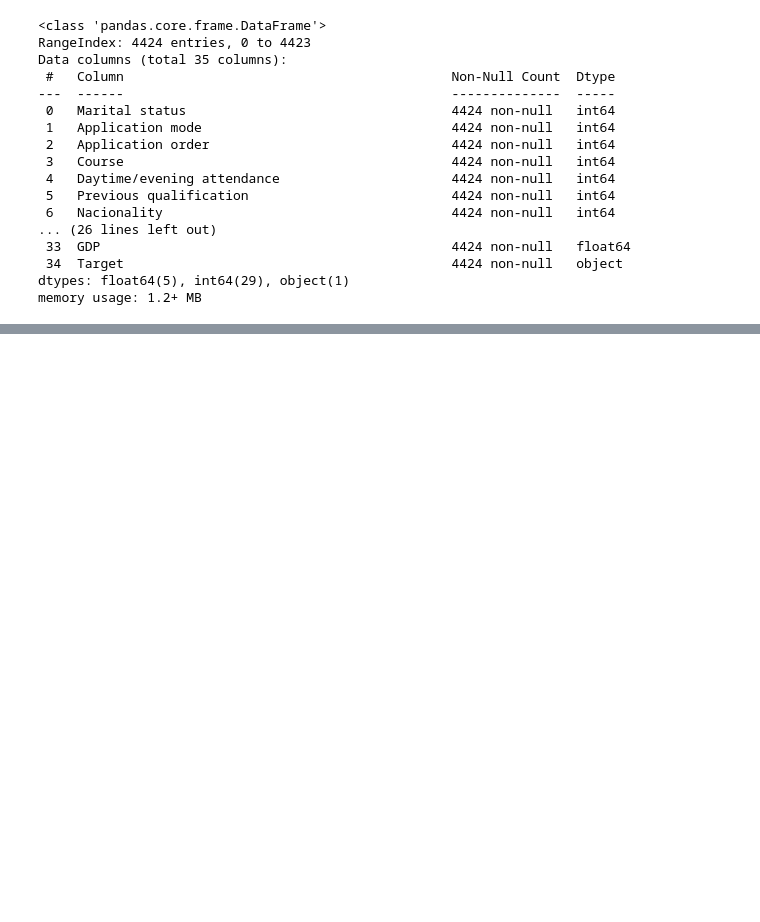
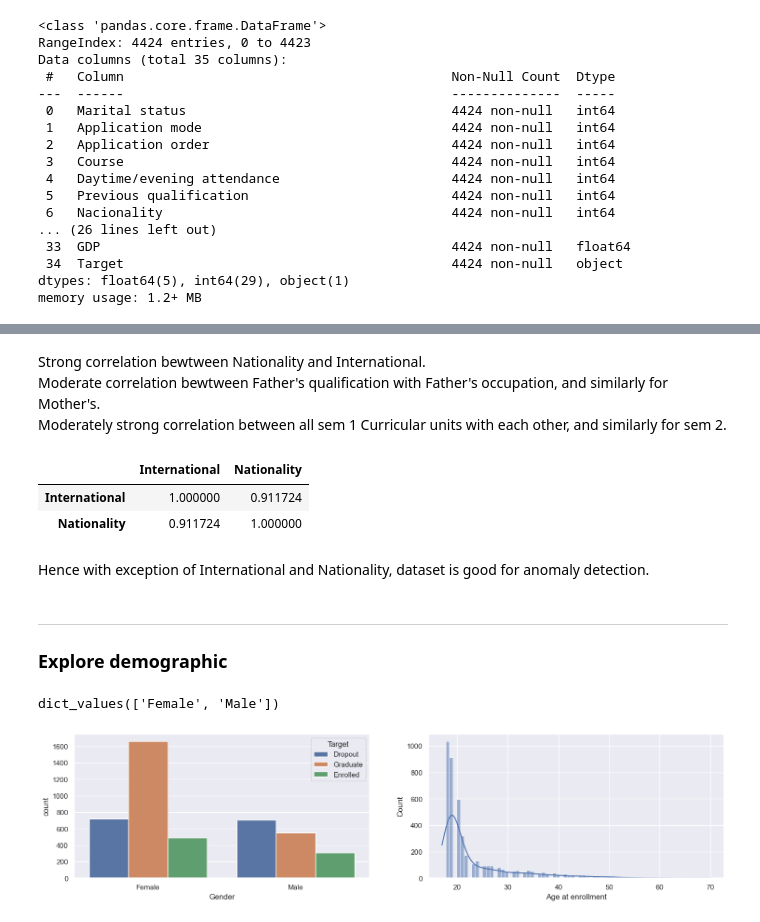
Before and after one commit to tersimdev/dropout-data-sci, a Jupyter notebook: Terence.ipynb, the cells around one changed output, grey strips where cells are left out. Drawn from its saved outputs; the diff is of its cells as text; code cells hidden in the pictures; blank space fills up the shorter version.

```diff
--- a/Terence.ipynb
+++ b/Terence.ipynb
@@ -45,0 +216,24 @@ memory usage: 1.2+ MB
+# %% [markdown]
+Strong correlation bewtween Nationality and International.\
+Moderate correlation bewtween Father's qualification with Father's occupation, and similarly for Mother's.\
+Moderately strong correlation between all sem 1 Curricular units with each other, and similarly for sem 2.
+# %%
+df[["International", "Nationality"]].corr()
+# %% [output]
+|  | International | Nationality |
+| International | 1.000000 | 0.911724 |
+| Nationality | 0.911724 | 1.000000 |
+# %% [markdown]
+Hence with exception of International and Nationality, dataset is good for anomaly detection.
+# %% [markdown]
+---
+
+### Explore demographic
+# %%
+f,axes = plt.subplots(nrows=1,ncols=2, figsize=(18, 4))
+sb.countplot(x="Gender", data=df, ax=axes[0], hue="Target").set_xticks(ticks=[0,1], labels=convert_numeric_to_cat("Gender").values())
+sb.histplot(data=df["Age at enrollment"], ax=axes[1], kde= True)
+convert_numeric_to_cat("Gender").values()
+# %% [output]
+dict_values(['Female', 'Male'])
+[figure, added]
```
Also changed, not shown: parts of 41 cells of this notebook.
